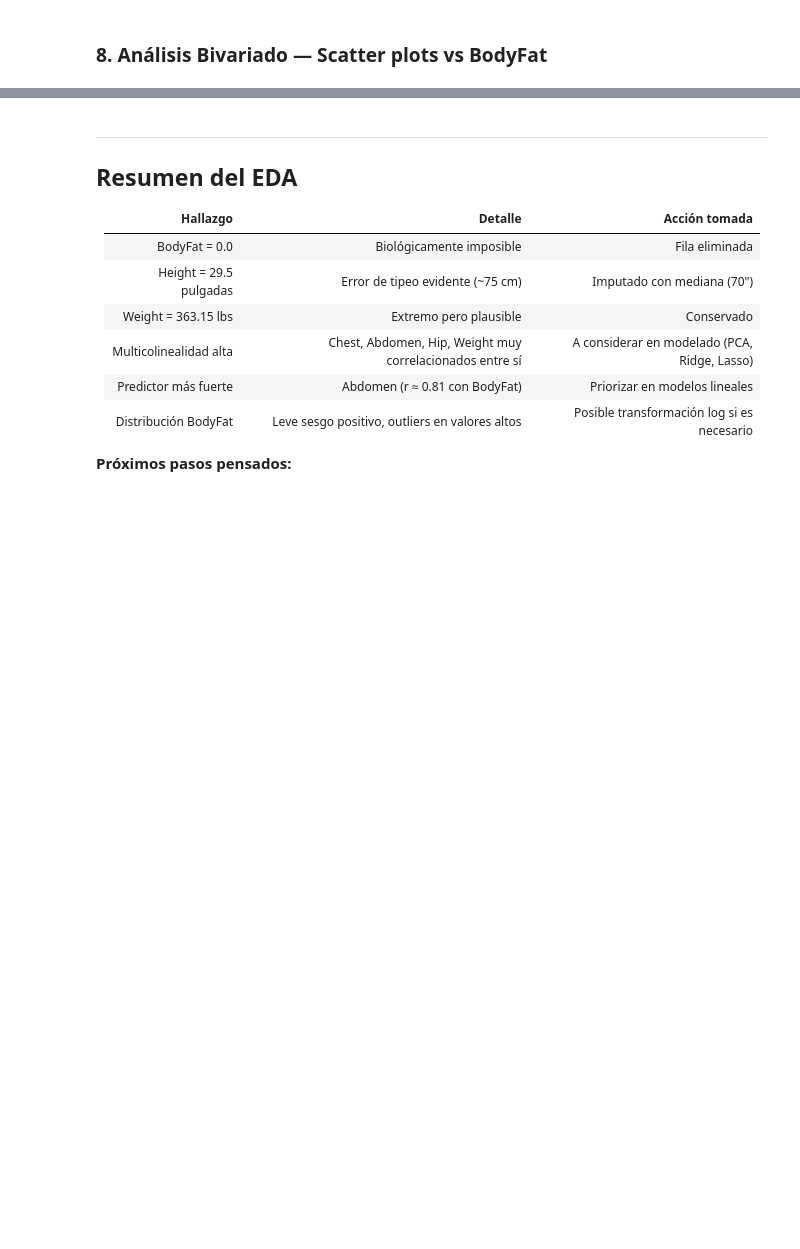
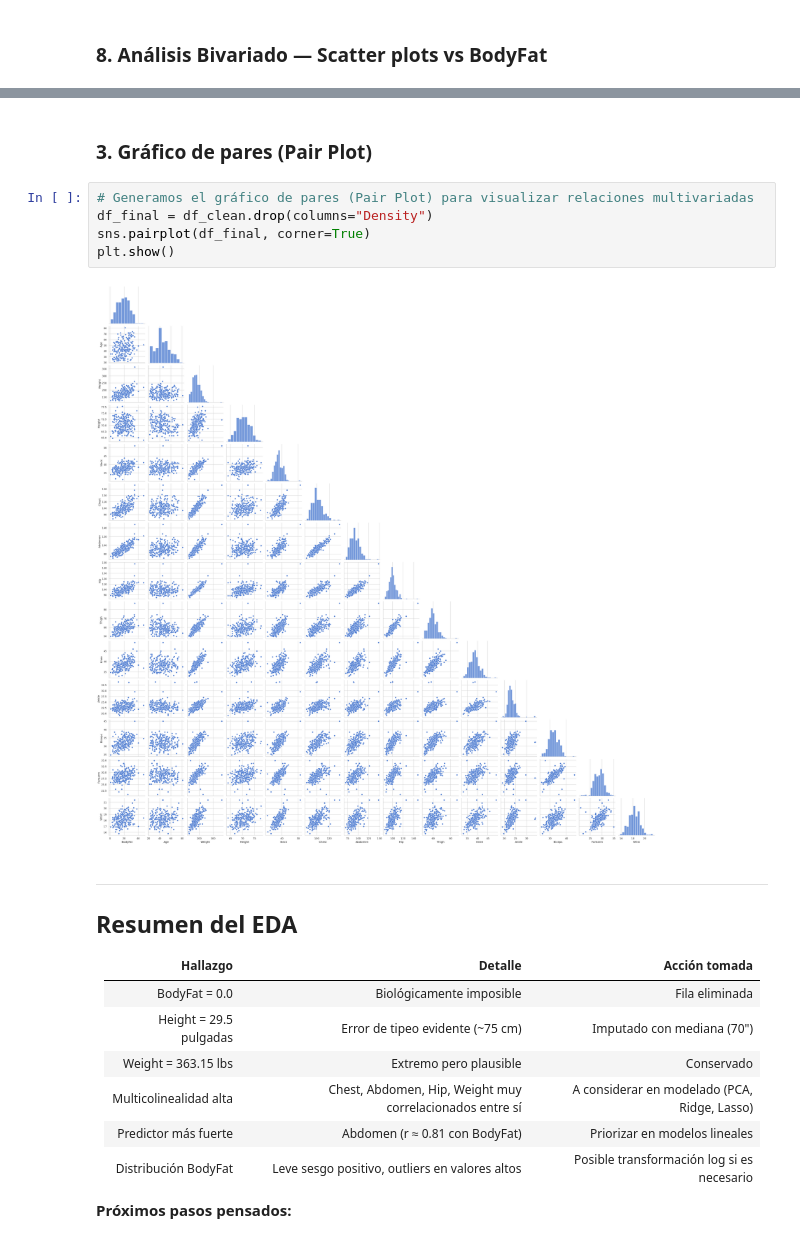
Before and after one commit to agustinross-ar/TP_ADM, a Jupyter notebook: TP_BodyFat_EDA.ipynb, the cells around one changed output, grey strips where cells are left out. Cells and saved outputs as stored; diff of their text form; blank space fills up the shorter version.

Commit message:
Se agrega pairplot al eda

```diff
--- a/TP_BodyFat_EDA.ipynb
+++ b/TP_BodyFat_EDA.ipynb
@@ -402,3 +426,12 @@ plt.show()
+# %% [markdown]
+### 3. Gráfico de pares (Pair Plot)
+# %%
+# Generamos el gráfico de pares (Pair Plot) para visualizar relaciones multivariadas
+df_final = df_clean.drop(columns="Density")
+sns.pairplot(df_final, corner=True)
+plt.show()
+# %% [output]
+[figure, added]
 # %% [markdown]
 ---
 ## Resumen del EDA
```
Also changed, not shown: parts of 8 cells of this notebook.
